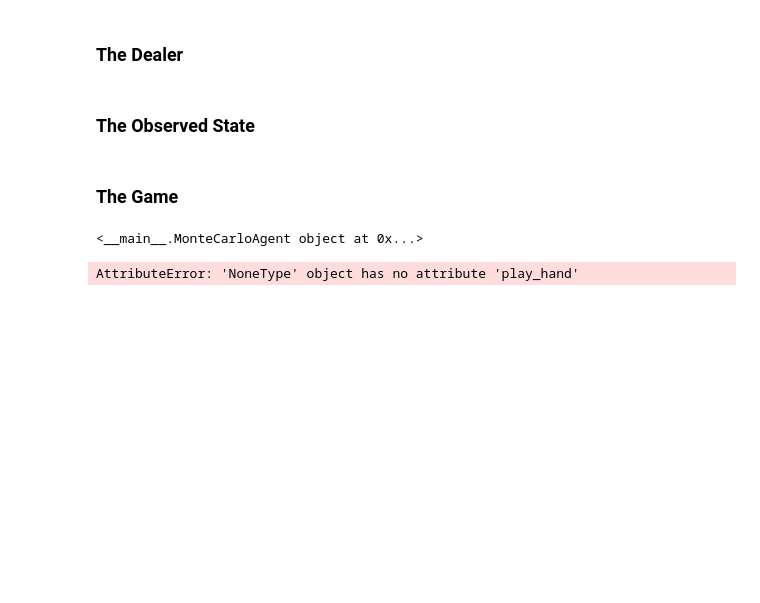
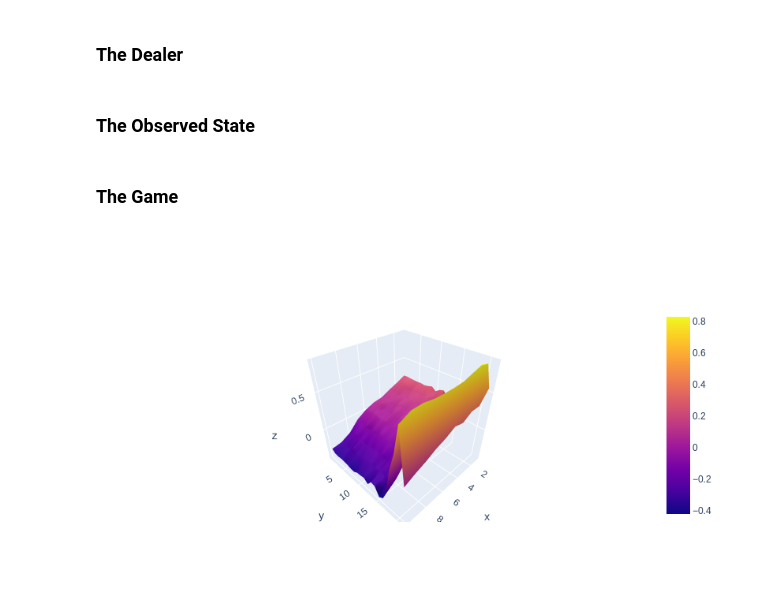
Before and after one commit to mschrader15/homework, a Jupyter notebook: ME-691/HW7/HW7.ipynb, the cells around one changed output. Drawn from its saved outputs; the diff is of its cells as text; code cells hidden in the pictures; blank space fills up the shorter version.

```diff
--- a/ME-691/HW7/HW7.ipynb
+++ b/ME-691/HW7/HW7.ipynb
@@ -16,11 +11,4 @@ def check_bust(score):
 # %% [markdown]
 ### Cards
-# %%
-class Cards:
-    def __init__(self):
-        self.distribution_range = (1, 10)
-
-    def get_card(self, first=False):
-        return randint(*self.distribution_range) * 1 if (uniform(0, 1) < 2/3) or first else -1
 # %% [markdown]
 ### The Player
@@ -83,21 +17,4 @@ class Dealer(Player):
 # %% [markdown]
 ### The Observed State
-# %%
-class State:
-    def __init__(self, dealer_first_card, ):
-        self.dealer_card = dealer_first_card
-        self.player_sum = 0
-        self.dealer_action = None
-
-    def update_sum(self, player_sum):
-        self.player_sum += player_sum
-
-    def update_action(dealer_action):
-        self.dealer_action = dealer_action
-
-
-class Action(Enum):
-    STICK = 0
-    HIT = 1
 # %% [markdown]
 ### The Game
@@ -188,7 +186,10 @@ class MonteCarloAgent(Player):
 # %%
-mc_agent = MonteCarloAgent(game_environment=Easy21(), )
+mc_agent = MonteCarloAgent(gym=Easy21, )
-# %%
-mc_agent.optimize(iterations=5)
-# %% [output]
-<__main__.MonteCarloAgent object at 0x...>
-AttributeError: 'NoneType' object has no attribute 'play_hand'
+# %%
+mc_agent.run(iterations=int(5e5))
+# %%
+x, y, z = mc_agent.get_V_star()
+fig = go.Figure(data=[go.Surface(z=z, x=y, y=x)])
+fig.show()
+# %% [output]
+[figure, added]
```
Also changed, not shown: parts of 7 cells of this notebook, 2 other files.
